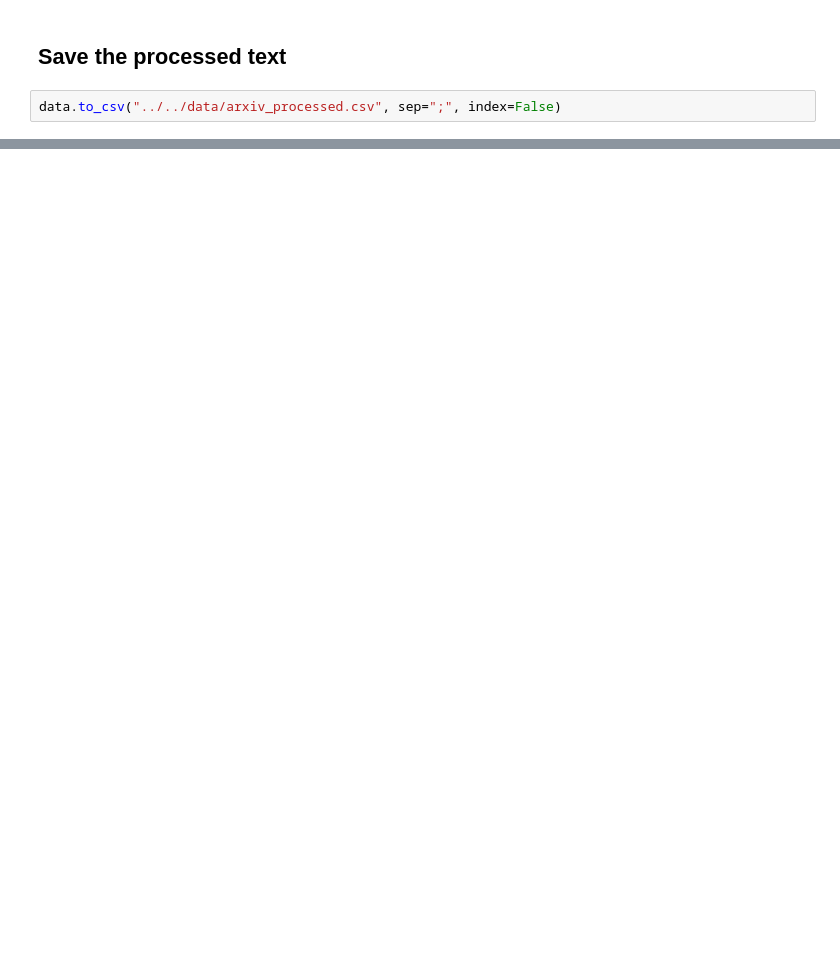
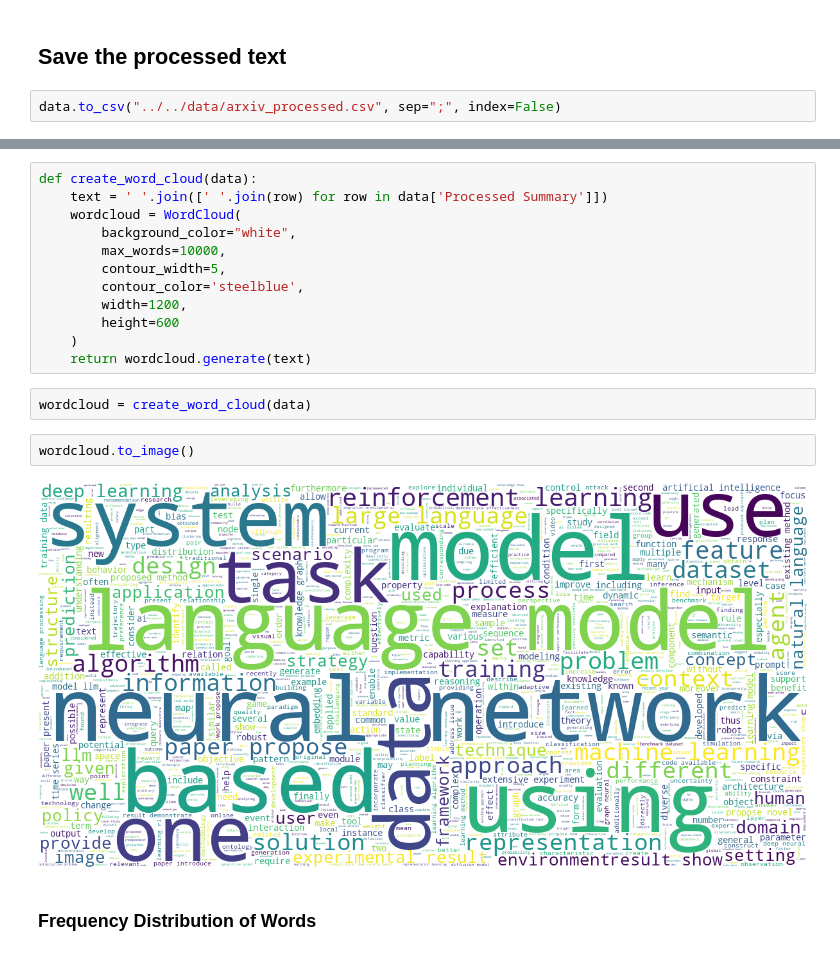
Before and after one commit to MStrzezon/Arxiv-Topic-Trend-Analysis, a Jupyter notebook: src/preprocessing/preprocessing.ipynb, the cells around one changed output, grey strips where cells are left out. Drawn from its saved outputs; the diff is of its cells as text; blank space fills up the shorter version.

Commit message:
# Changes: - fix preprocessing pipeline - add more visualizations of data

```diff
--- a/src/preprocessing/preprocessing.ipynb
+++ b/src/preprocessing/preprocessing.ipynb
@@ -72,0 +390,20 @@ data.to_csv("../../data/arxiv_processed.csv", sep=";", index=False)
+# %%
+def create_word_cloud(data):
+    text = ' '.join([' '.join(row) for row in data['Processed Summary']])
+    wordcloud = WordCloud(
+        background_color="white",
+        max_words=10000,
+        contour_width=5,
+        contour_color='steelblue',
+        width=1200,
+        height=600
+    )
+    return wordcloud.generate(text)
+# %%
+wordcloud = create_word_cloud(data)
+# %%
+wordcloud.to_image()
+# %% [output]
+[figure, added]
+# %% [markdown]
+### Frequency Distribution of Words
```
Also changed, not shown: parts of 74 cells of this notebook, 2 other files.
